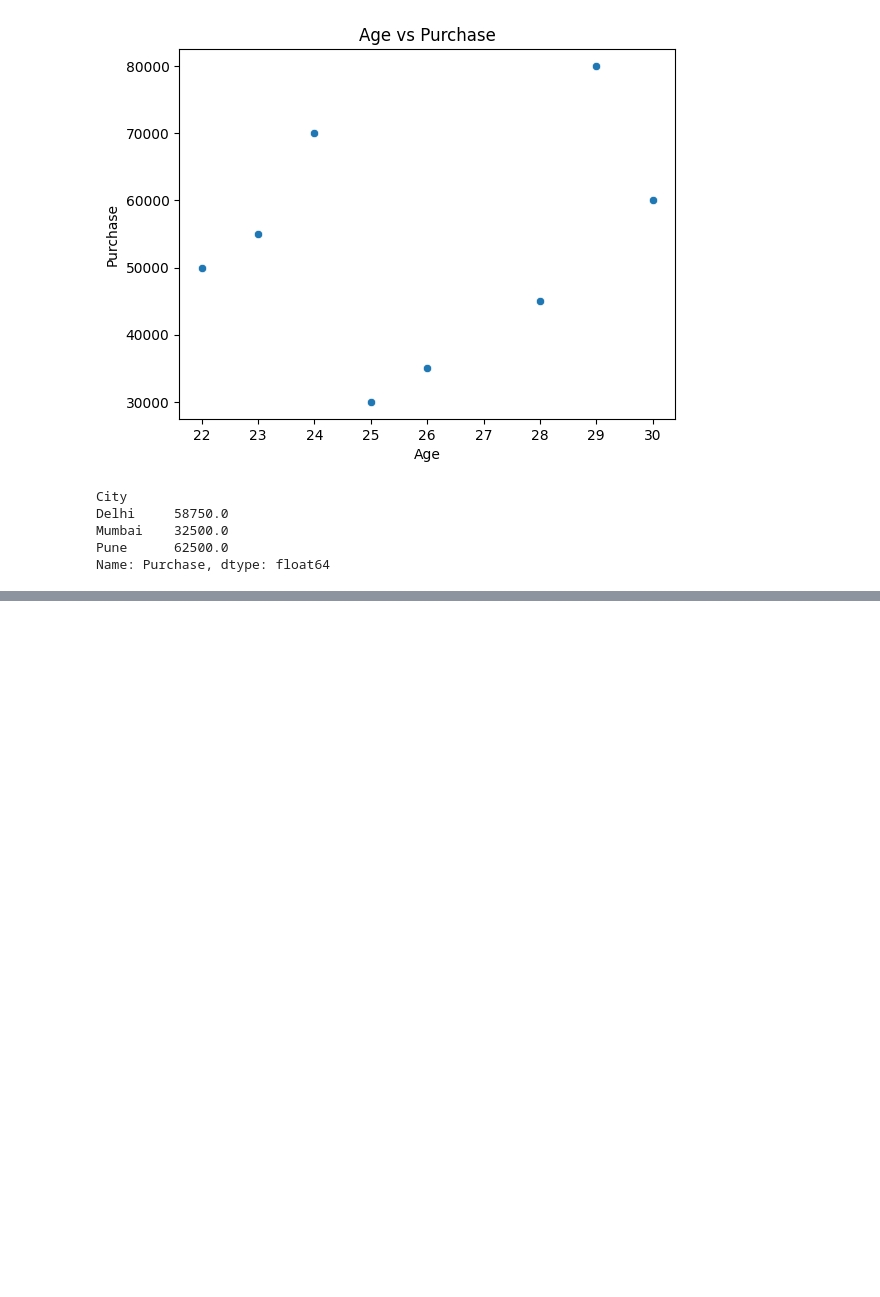
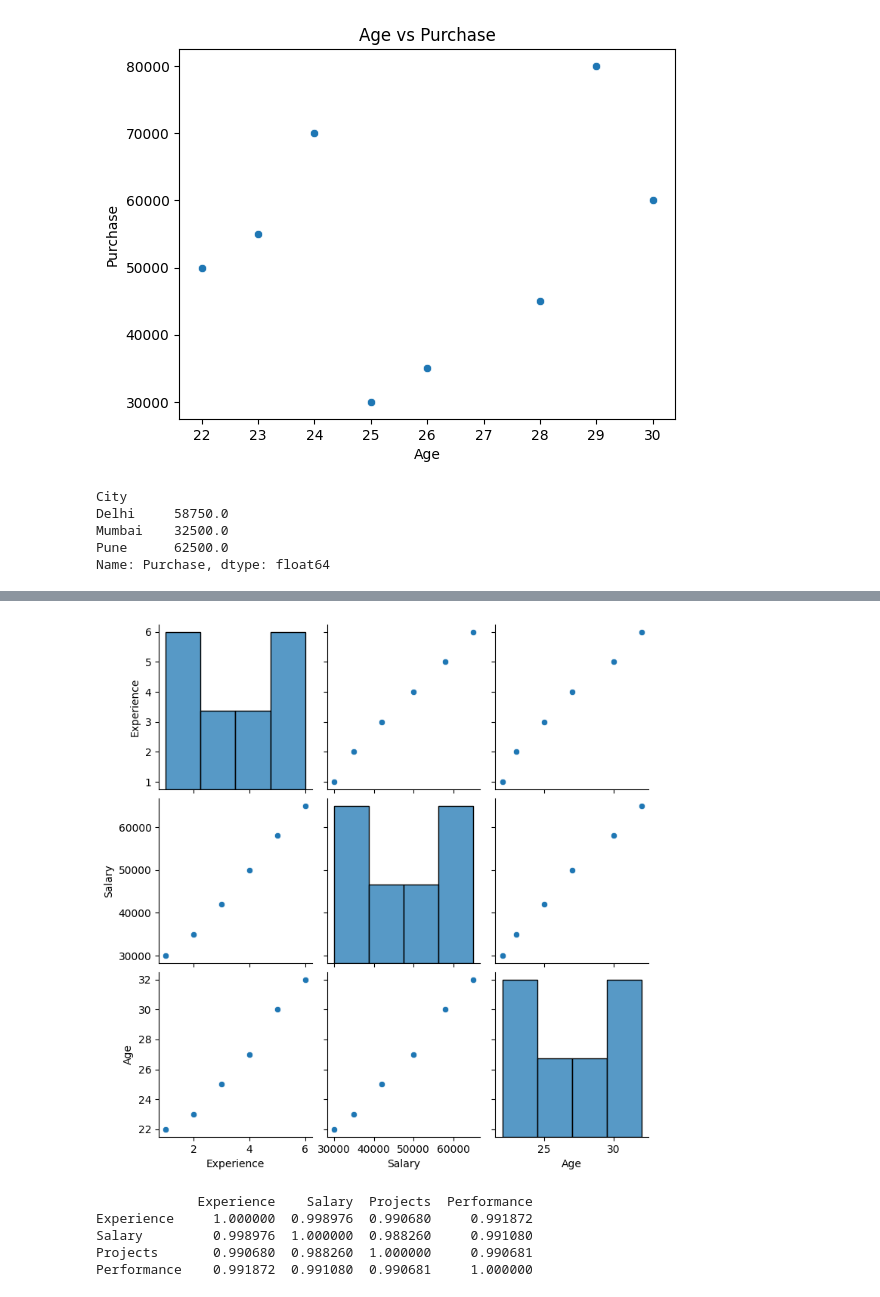
Before and after one commit to Prashantkumartalan43/Exercise, a Jupyter notebook: python_basics_week4.ipynb, the cells around one changed output, grey strips where cells are left out. Cells and saved outputs as stored; diff of their text form; code cells hidden in the pictures; blank space fills up the shorter version.

```diff
--- a/python_basics_week4.ipynb
+++ b/python_basics_week4.ipynb
@@ -563,0 +617,6 @@ Name: Purchase, dtype: float64
+# %%
+sns.pairplot(df)
+
+plt.show()
+# %% [output]
+[figure, added]
@@ -563,0 +647,10 @@ Name: Purchase, dtype: float64
+# %%
+corr = df.corr(numeric_only=True)
+
+print(corr)
+# %% [output]
+             Experience    Salary  Projects  Performance
+Experience     1.000000  0.998976  0.990680     0.991872
+Salary         0.998976  1.000000  0.988260     0.991080
+Projects       0.990680  0.988260  1.000000     0.990681
+Performance    0.991872  0.991080  0.990681     1.000000
```
Also changed, not shown: parts of 12 cells of this notebook.
